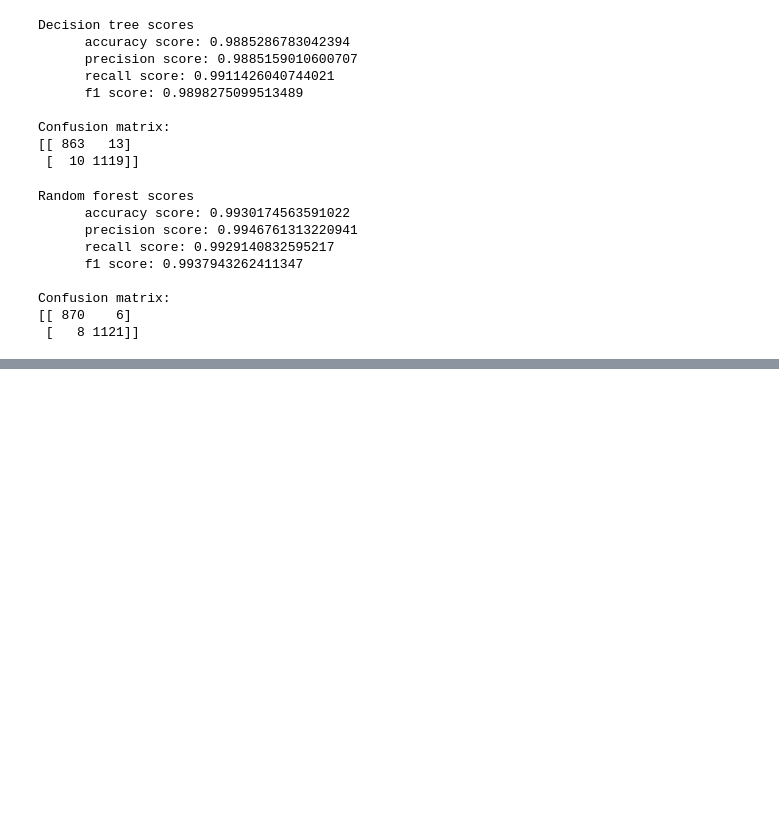
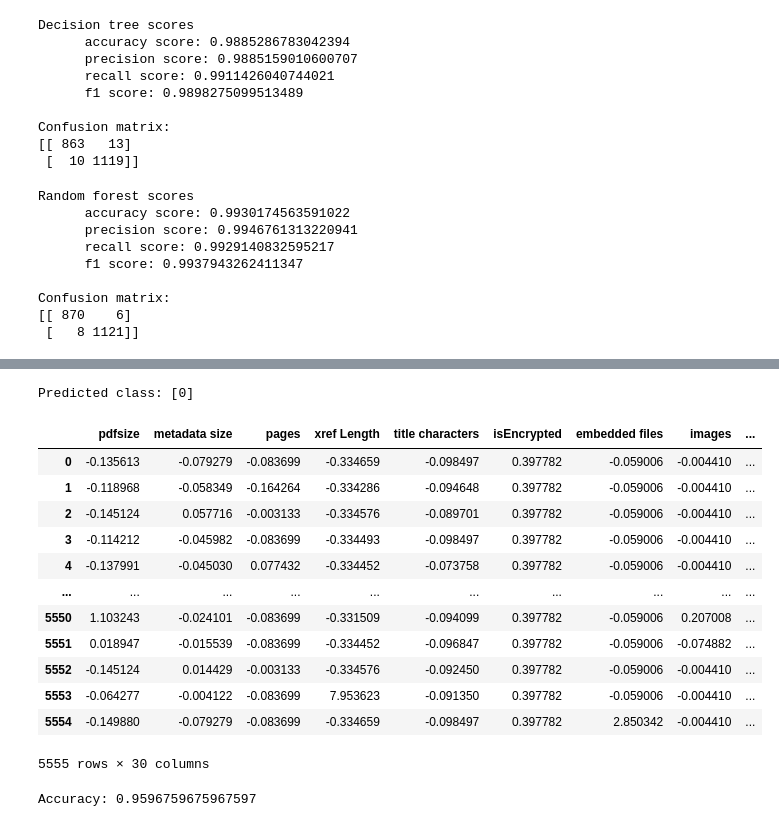
Before and after one commit to paulschweitzer/BSP5, a Jupyter notebook: PDF Malware analysis.ipynb, the cells around one changed output, grey strips where cells are left out. Cells and saved outputs as stored; diff of their text form; code cells hidden in the pictures; blank space fills up the shorter version.

```diff
--- a/PDF Malware analysis.ipynb
+++ b/PDF Malware analysis.ipynb
@@ -240,12 +227,0 @@ Confusion matrix:
-# %%
-positive_label = class_data.iloc[0].to_numpy()
-negative_label = class_data.iloc[-1].to_numpy()
-
-test_labels = np.array([positive_label, negative_label])
-y = np.array([[1], [0]])
-
-svc = SVC()
-svc.fit(test_labels, y)
-
-y_pred = svc.predict(x_test)
-confusion_matrix(y_test, y_pred)
@@ -330,0 +362,5 @@ Text(0.5, 1.0, 'Features importance')
+# %%
+malicious_sample = class_data[data['Class'] == 1].iloc[-3:-2]
+print(malicious_sample.iloc[0])
+pred = mlp.predict(malicious_sample)
+pred
@@ -330,0 +567,48 @@ Text(0.5, 1.0, 'Features importance')
+# %%
+modified_sample = pd.DataFrame([modified], columns=class_data.columns)
+cl = svc.predict(modified_sample)
+print(f"Predicted class: {cl}")
+# %% [output]
+Predicted class: [0]
+# %%
+malicious_samples = class_data[data['Class'] == 1]
+x_malicious_samples = malicious_samples.to_numpy().astype(int)
+modified = np.zeros(x_malicious_samples.shape)
+
+x_malicious_samples = normalizer.fit_transform(x_malicious_samples)
+
+for i in range (len(x_malicious_samples)):
+    # grad_i = svm_gradient(weights=weights_rbf,feature_vector=x,support_vectors=support_vectors_rbf,kernel='rbf',gamma=gamma)
+    # grad_i = svm_gradient(weights=weights_poly,feature_vector=x,support_vectors=support_vectors_poly,kernel='poly',d=d,c=c)
+    grad_i = gradient_linear
+    modified[i] = evasion_gradient_descent(
+        x0=x_malicious_samples[i],
+        gradient=grad_i,
+        t=0.001,
+        epsilon=0.00001,
+        max_iter=300
+        )
+
+modified_samples = pd.DataFrame(modified, columns=class_data.columns)
+cl = svc_rbf.predict(modified_samples)
+modified_samples['Class'] = cl
+modified_samples
+# %% [output]
+|  | pdfsize | metadata size | pages | xref Length | title characters | isEncrypted | embedded files | images | ... |
+| 0 | -0.135613 | -0.079279 | -0.083699 | -0.334659 | -0.098497 | 0.397782 | -0.059006 | -0.004410 | ... |
+| 1 | -0.118968 | -0.058349 | -0.164264 | -0.334286 | -0.094648 | 0.397782 | -0.059006 | -0.004410 | ... |
+| 2 | -0.145124 | 0.057716 | -0.003133 | -0.334576 | -0.089701 | 0.397782 | -0.059006 | -0.004410 | ... |
+| 3 | -0.114212 | -0.045982 | -0.083699 | -0.334493 | -0.098497 | 0.397782 | -0.059006 | -0.004410 | ... |
+| 4 | -0.137991 | -0.045030 | 0.077432 | -0.334452 | -0.073758 | 0.397782 | -0.059006 | -0.004410 | ... |
+| ... | ... | ... | ... | ... | ... | ... | ... | ... | ... |
+| 5550 | 1.103243 | -0.024101 | -0.083699 | -0.331509 | -0.094099 | 0.397782 | -0.059006 | 0.207008 | ... |
+| 5551 | 0.018947 | -0.015539 | -0.083699 | -0.334452 | -0.096847 | 0.397782 | -0.059006 | -0.074882 | ... |
+| 5552 | -0.145124 | 0.014429 | -0.003133 | -0.334576 | -0.092450 | 0.397782 | -0.059006 | -0.004410 | ... |
+| 5553 | -0.064277 | -0.004122 | -0.083699 | 7.953623 | -0.091350 | 0.397782 | -0.059006 | -0.004410 | ... |
+| 5554 | -0.149880 | -0.079279 | -0.083699 | -0.334659 | -0.098497 | 0.397782 | 2.850342 | -0.004410 | ... |
+5555 rows × 30 columns
+# %%
+accuracy = len(modified_samples[modified_samples['Class'] == 0]) / len(x_malicious_samples)
+print(f"Accuracy: {accuracy}")
+# %% [output]
+Accuracy: 0.9596759675967597
```
Also changed, not shown: parts of 24 cells of this notebook.
